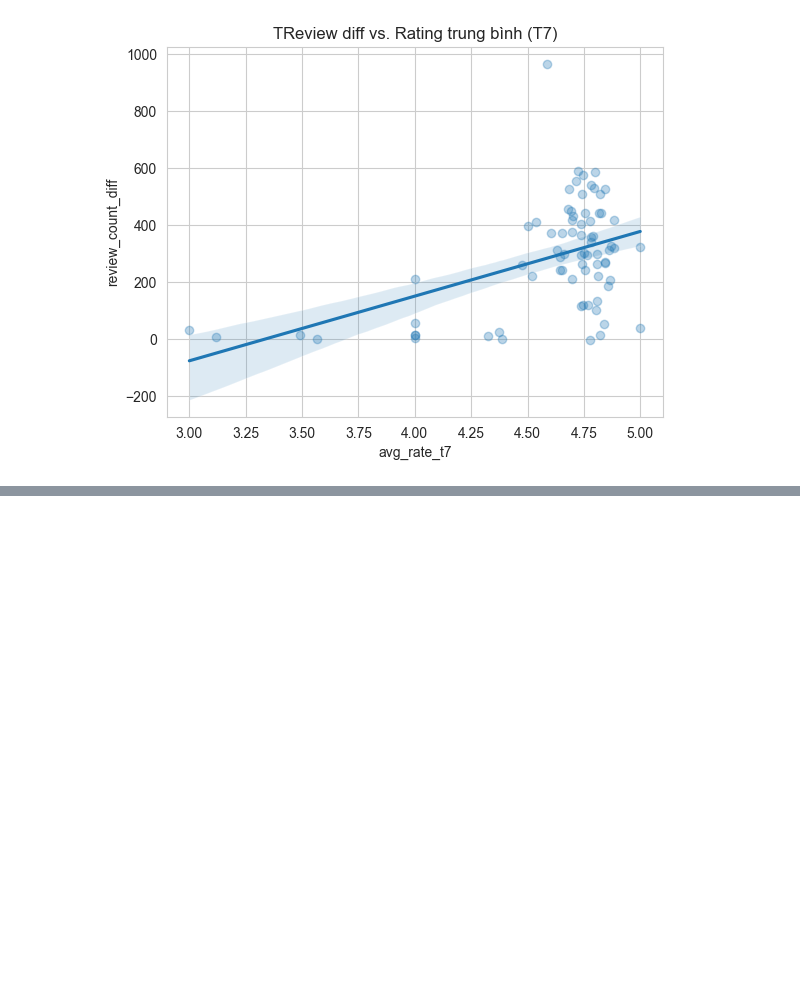
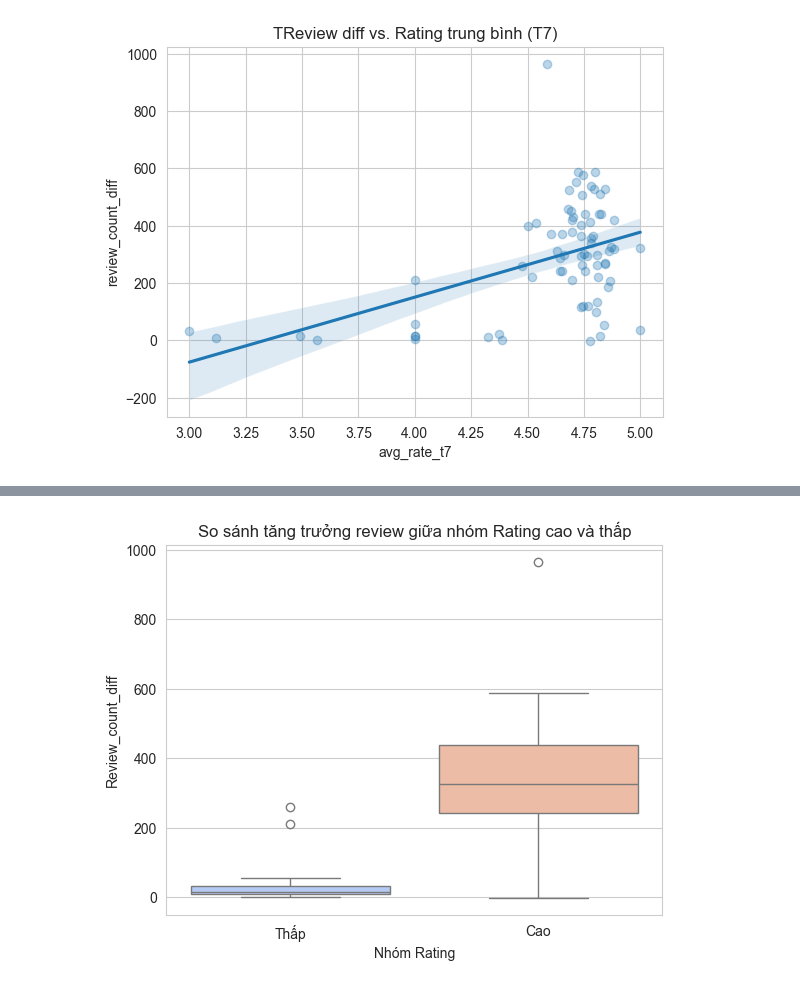
Before and after one commit to HuTao-Lumine/ADY_GROUP2, a Jupyter notebook: main.ipynb, the cells around one changed output, grey strips where cells are left out. Drawn from its saved outputs; the diff is of its cells as text; code cells hidden in the pictures; blank space fills up the shorter version.

```diff
--- a/main.ipynb
+++ b/main.ipynb
@@ -324,0 +378,23 @@ Các sản phẩm có rating trung bình cao hơn ở Đợt 7 có xu hướng
+# %%
+sns.boxplot(
+    x='group',
+    y='review_count_diff',
+    data=df_analysis,
+    hue='group',          # thêm hue để tránh cảnh báo
+    palette='coolwarm',
+    dodge=False
+)
+df_analysis['group'] = np.where(df_analysis['avg_rate_t7'] >= 4.5, 'Cao', 'Thấp')
+
+# Ẩn legend vì nhãn nhóm đã hiển thị ở trục X
+plt.legend([], [], frameon=False)
+
+# Tiêu đề và nhãn
+plt.title('So sánh tăng trưởng review giữa nhóm Rating cao và thấp')
+plt.xlabel('Nhóm Rating')
+plt.ylabel('Review_count_diff')
+
+# Hiển thị biểu đồ
+plt.show()
+# %% [output]
+[figure, added]
```
Also changed, not shown: parts of 3 cells of this notebook.
